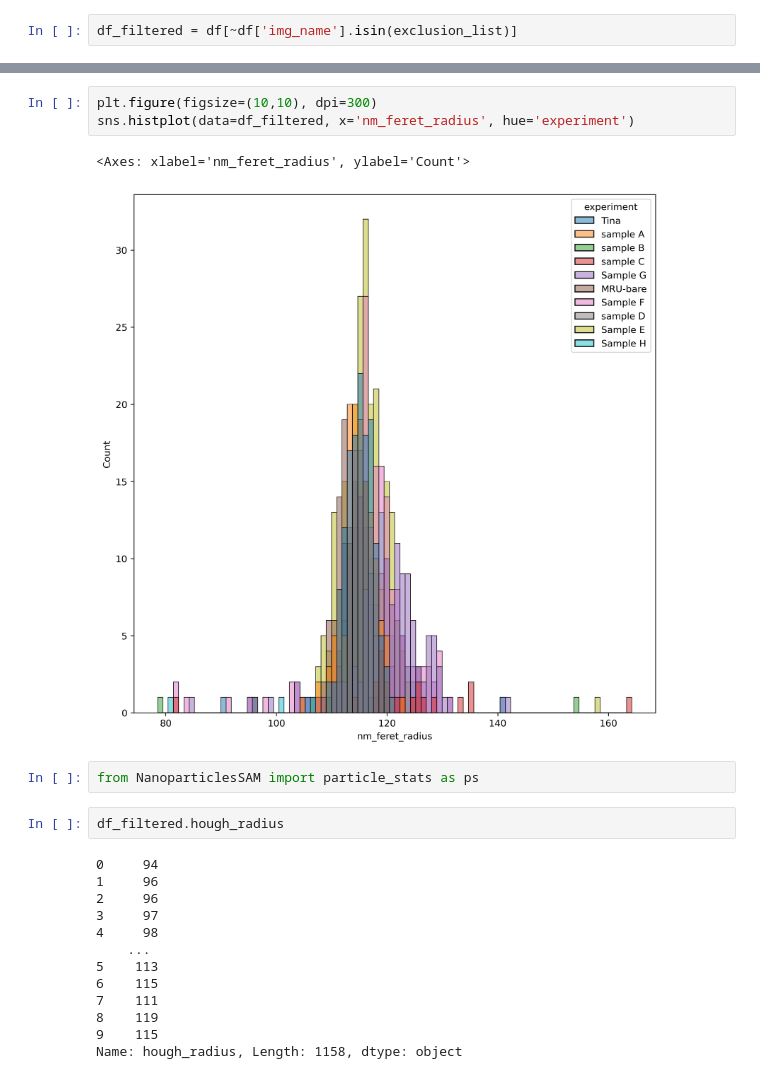
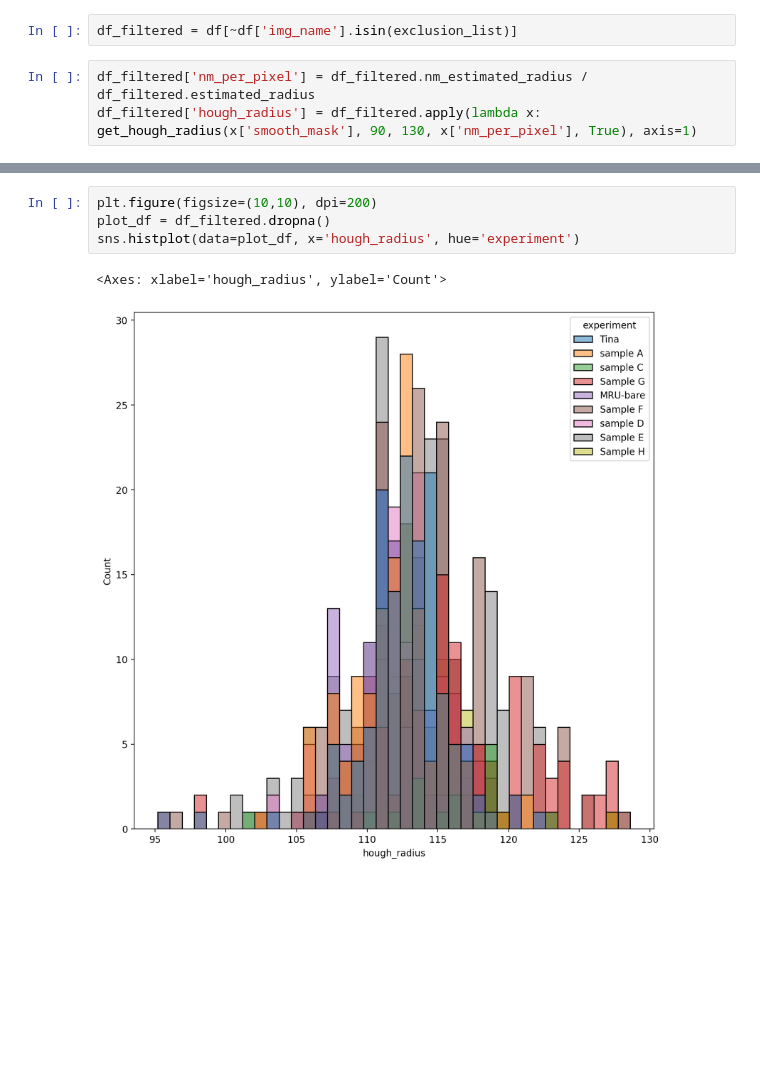
Before and after one commit to biolographer/NanoparticlesSAM, a Jupyter notebook: particle_analysis.ipynb, the cells around one changed output, grey strips where cells are left out. Drawn from its saved outputs; the diff is of its cells as text; blank space fills up the shorter version.

```diff
--- a/particle_analysis.ipynb
+++ b/particle_analysis.ipynb
@@ -38,3 +40,6 @@ sns.histplot(data=df, x='nm_feret_radius', hue='experiment')
 exclusion_list = df[df.nm_feret_radius > 250].img_name.unique().tolist() + ['H-7']
 # %%
 df_filtered = df[~df['img_name'].isin(exclusion_list)]
+# %%
+df_filtered['nm_per_pixel'] = df_filtered.nm_estimated_radius / df_filtered.estimated_radius
+df_filtered['hough_radius'] = df_filtered.apply(lambda x: get_hough_radius(x['smooth_mask'], 90, 130, x['nm_per_pixel'], True), axis=1)
@@ -41,24 +57,8 @@ df_filtered = df[~df['img_name'].isin(exclusion_list)]
 # %%
-plt.figure(figsize=(10,10), dpi=300)
-sns.histplot(data=df_filtered, x='nm_feret_radius', hue='experiment')
+plt.figure(figsize=(10,10), dpi=200)
+plot_df = df_filtered.dropna()
+sns.histplot(data=plot_df, x='hough_radius', hue='experiment')
 # %% [output]
-<Axes: xlabel='nm_feret_radius', ylabel='Count'>
+<Axes: xlabel='hough_radius', ylabel='Count'>
-[figure, old version]
+[figure, new version]
-# %%
-from NanoparticlesSAM import particle_stats as ps
-# %%
-df_filtered.hough_radius
-# %% [output]
-0     94
-1     96
-2     96
-3     97
-4     98
-    ...
-5    113
-6    115
-7    111
-8    119
-9    115
-Name: hough_radius, Length: 1158, dtype: object
 # %%
```
Also changed, not shown: parts of 14 cells of this notebook, 1 other file.
